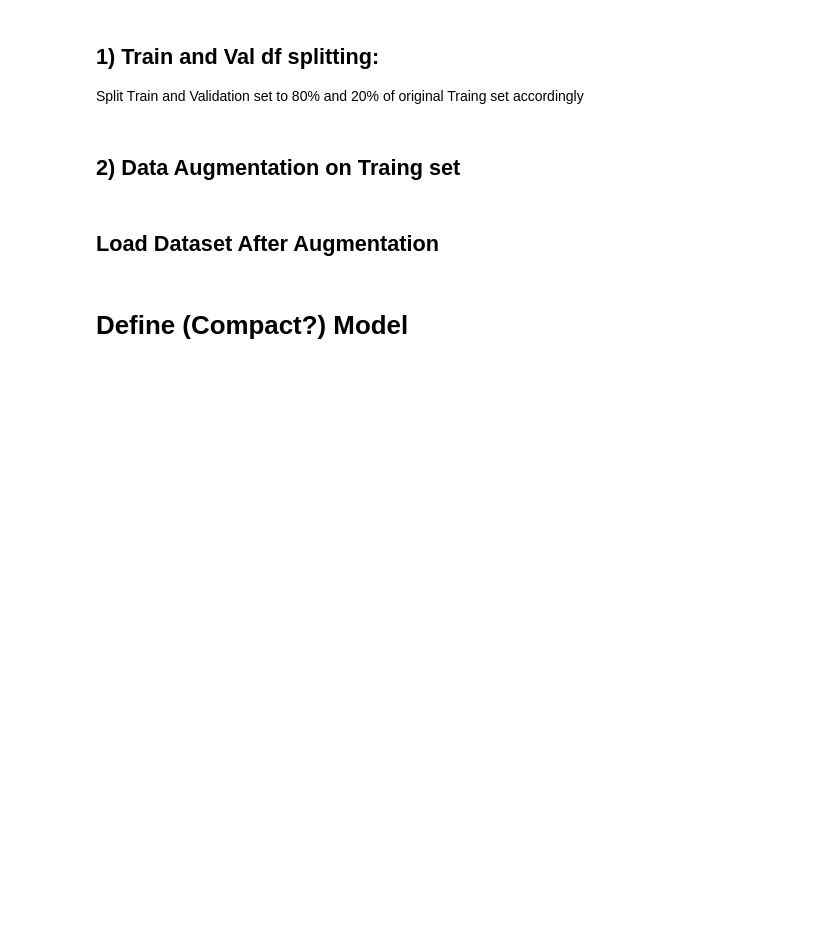
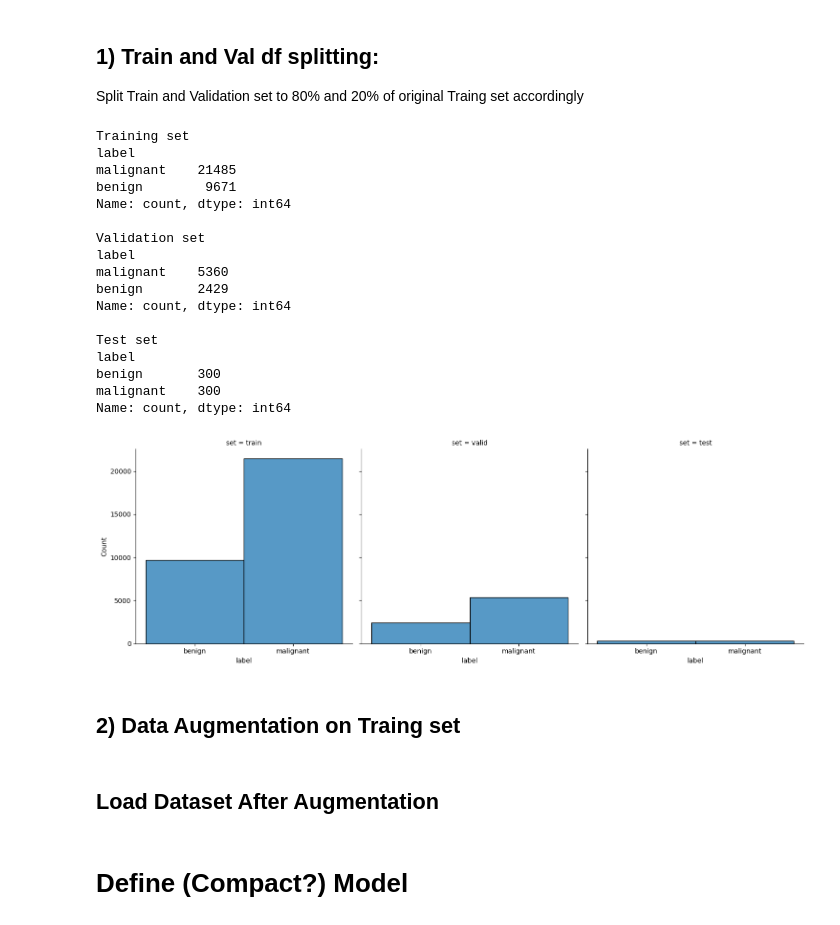
Before and after one commit to makonhakony/Multi-Stage-Classification-BreakHis, a Jupyter notebook: multi-stage-classification-breakhis.ipynb, the cells around one changed output. Saved outputs shown, nothing was run; the diff lists cells and outputs as text; code cells hidden in the pictures; blank space fills up the shorter version.

```diff
--- a/multi-stage-classification-breakhis.ipynb
+++ b/multi-stage-classification-breakhis.ipynb
@@ -242,3 +259,50 @@ print(len(df_train),len(df_val))
+# %%
+# remove 600 from dataset for testing
+df_test = data.groupby('label').sample(n=300)
+df_train = data.drop(df_test.index).reset_index(drop=True)
+df_test = df_test.reset_index(drop=True)
+
+# split training and validation set
+df_val = df_train.sample(frac=0.2)
+df_train = df_train.drop(df_val.index).reset_index(drop=True)
+df_val = df_val.reset_index(drop=True)
+
+df_test['set'] = 'test'
+df_train['set'] = 'train'
+df_val['set'] = 'valid'
+data_new = pd.concat([df_train,df_val, df_test])
+
+ax = sns.displot(data=data_new, x='label', col='set')
+
+SAMPLE_SIZE = len(df_train)
+
+print('Training set')
+print(df_train.label.value_counts())
+
+print('\nValidation set')
+print(df_val.label.value_counts())
+
+print('\nTest set')
+print(df_test.label.value_counts())
+# %% [output]
+Training set
+label
+malignant    21485
+benign        9671
+Name: count, dtype: int64
+
+Validation set
+label
+malignant    5360
+benign       2429
+Name: count, dtype: int64
+
+Test set
+label
+benign       300
+malignant    300
+Name: count, dtype: int64
+[figure, added]
 # %% [markdown]
 ## 2) Data Augmentation on Traing set
 # %%
```
Also changed, not shown: parts of 14 cells of this notebook.
